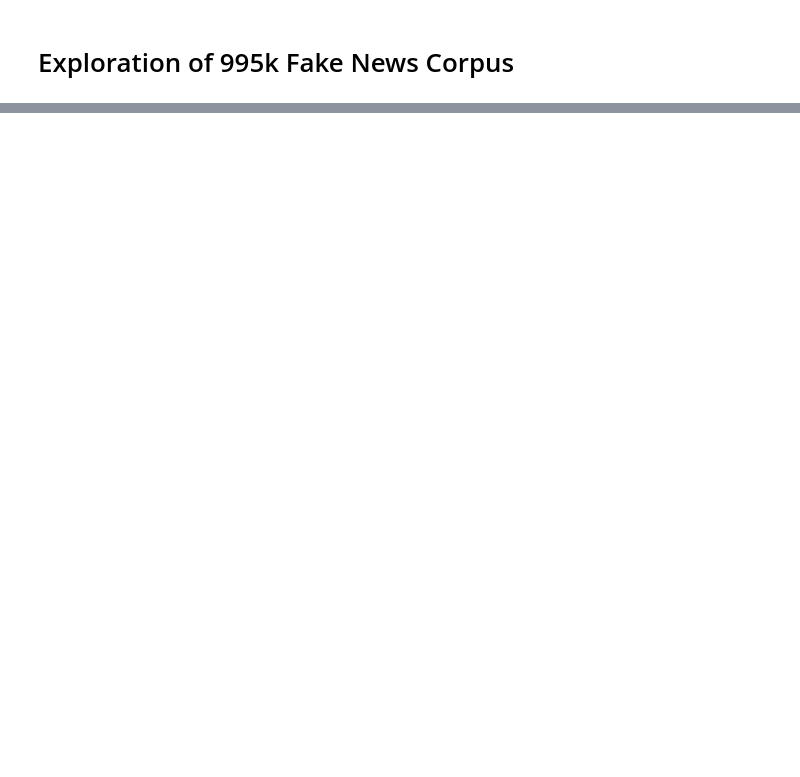
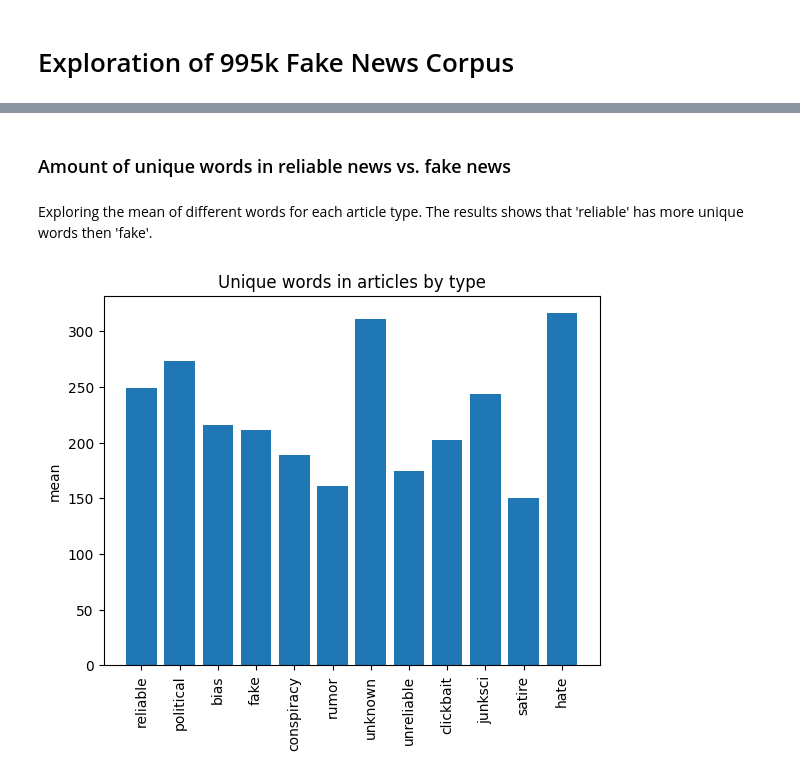
Before and after one commit to kdsoup/fake-news-project, a Jupyter notebook: exploration.ipynb, the cells around one changed output, grey strips where cells are left out. Saved outputs shown, nothing was run; the diff lists cells and outputs as text; code cells hidden in the pictures; blank space fills up the shorter version.

```diff
--- a/exploration.ipynb
+++ b/exploration.ipynb
@@ -19,0 +136,46 @@ print(type_dist)
+# %% [markdown]
+### Amount of unique words in reliable news vs. fake news
+# %% [markdown]
+Exploring the mean of different words for each article type. The results shows that 'reliable' has more unique words then 'fake'.
+# %%
+import matplotlib.pyplot as plt
+import pandas as pd
+
+# Data is loaded from a new file 'word_freq' to minimize the file-size on the cleaned dataset.
+# The filesize of 'word_freq' is small.
+
+src = 'data/word_freq.csv'
+word_freq = pd.read_csv(src)
+
+# get total mean of exclamation points for each type (labels)
+types = ['reliable',
+         'political',
+         'bias',
+         'fake',
+         'conspiracy',
+         'rumor',
+         'unknown',
+         'unreliable',
+         'clickbait',
+         'junksci',
+         'satire',
+         'hate'
+         ]
+
+means = []
+for type in types:
+    mean = (word_freq[ (word_freq['type'] == type)])['content_word_freq'].mean()
+    means.append(mean)
+
+# plot data
+fig, ax = plt.subplots()
+plt.xticks(rotation='vertical')
+
+ax.set_ylabel('mean')
+ax.set_title('Unique words in articles by type')
+
+ax.bar(types, means)
+
+plt.show()
+# %% [output]
+[figure, added]
```
Also changed, not shown: parts of 33 cells of this notebook, 2 other files.
